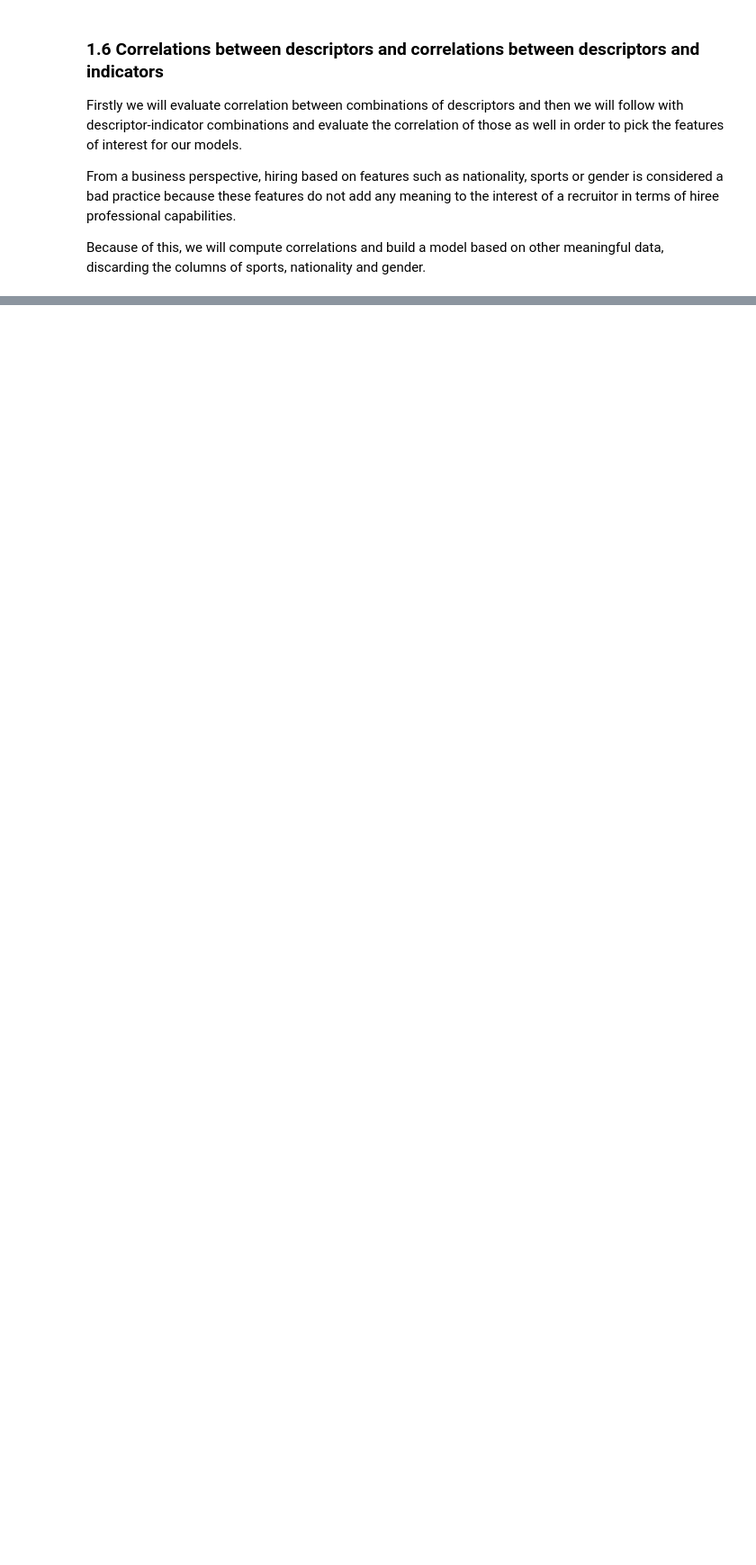
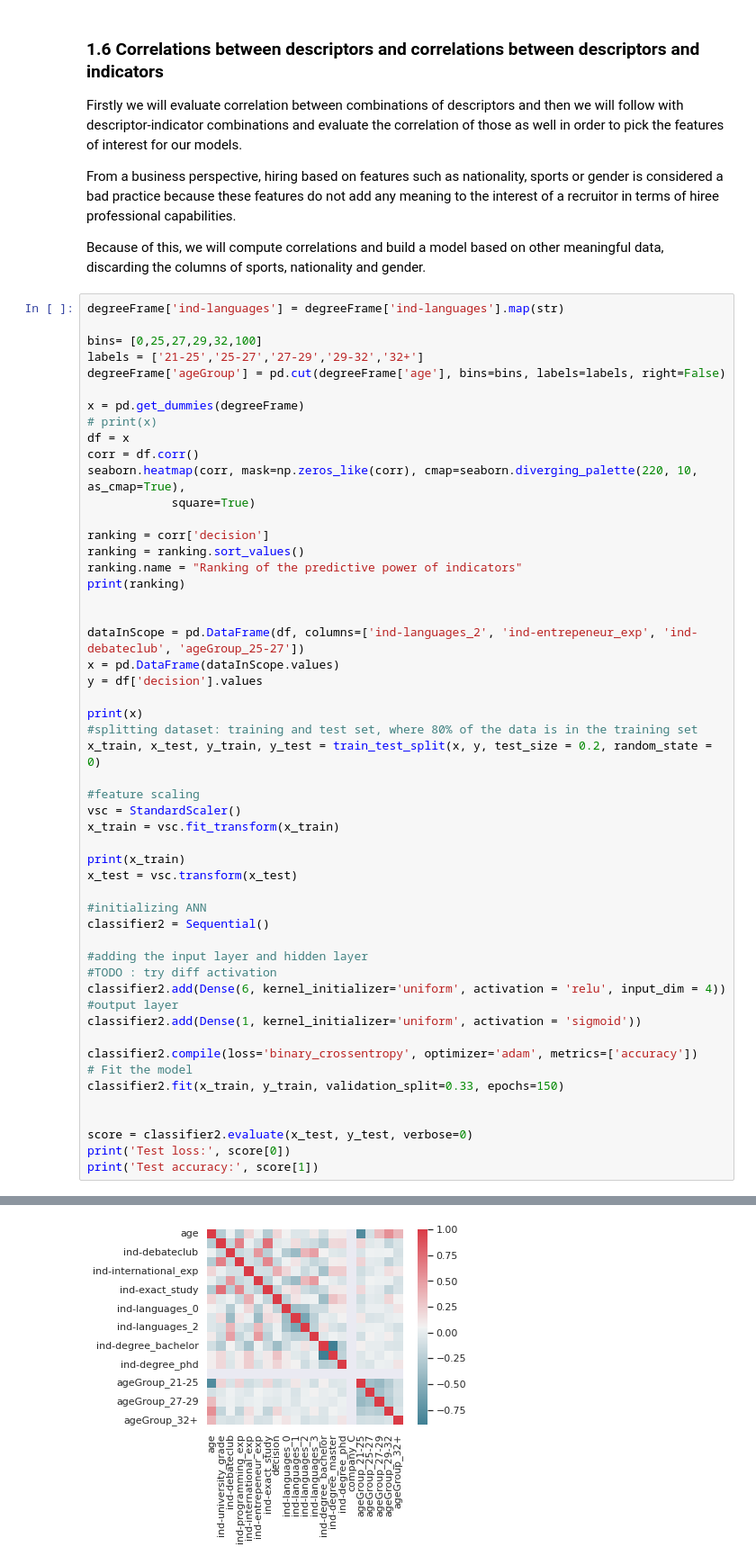
Before and after one commit to andrei-calin-dragomir/AdvisoryReportIDS, a Jupyter notebook: AdvisoryReport.ipynb, the cells around one changed output, grey strips where cells are left out. Shown at 90% size. Drawn from its saved outputs; the diff is of its cells as text; blank space fills up the shorter version.

```diff
--- a/AdvisoryReport.ipynb
+++ b/AdvisoryReport.ipynb
@@ -501,3 +597,56 @@ Firstly we will evaluate correlation between combinations of descriptors and the
 From a business perspective, hiring based on features such as nationality, sports or gender is considered a bad practice because these features do not add any meaning to the interest of a recruitor in terms of hiree professional capabilities.
 
 Because of this, we will compute correlations and build a model based on other meaningful data, discarding the columns of sports, nationality and gender.
+# %%
+degreeFrame['ind-languages'] = degreeFrame['ind-languages'].map(str)
+
+bins= [0,25,27,29,32,100]
+labels = ['21-25','25-27','27-29','29-32','32+']
+degreeFrame['ageGroup'] = pd.cut(degreeFrame['age'], bins=bins, labels=labels, right=False)
+
+x = pd.get_dummies(degreeFrame)
+# print(x)
+df = x
+corr = df.corr()
+seaborn.heatmap(corr, mask=np.zeros_like(corr), cmap=seaborn.diverging_palette(220, 10, as_cmap=True),
+            square=True)
+
+ranking = corr['decision']
+ranking = ranking.sort_values()
+ranking.name = "Ranking of the predictive power of indicators"
+print(ranking)
+
+
+dataInScope = pd.DataFrame(df, columns=['ind-languages_2', 'ind-entrepeneur_exp', 'ind-debateclub', 'ageGroup_25-27'])
+x = pd.DataFrame(dataInScope.values)
+y = df['decision'].values
+
+print(x)
+#splitting dataset: training and test set, where 80% of the data is in the training set
+x_train, x_test, y_train, y_test = train_test_split(x, y, test_size = 0.2, random_state = 0)
+
+#feature scaling
+vsc = StandardScaler()
+x_train = vsc.fit_transform(x_train)
+
+print(x_train)
+x_test = vsc.transform(x_test)
+
+#initializing ANN
+classifier2 = Sequential()
+
+#adding the input layer and hidden layer
+#TODO : try diff activation
+classifier2.add(Dense(6, kernel_initializer='uniform', activation = 'relu', input_dim = 4))
+#output layer
+classifier2.add(Dense(1, kernel_initializer='uniform', activation = 'sigmoid'))
+
+classifier2.compile(loss='binary_crossentropy', optimizer='adam', metrics=['accuracy'])
+# Fit the model
+classifier2.fit(x_train, y_train, validation_split=0.33, epochs=150)
+
+
+score = classifier2.evaluate(x_test, y_test, verbose=0)
+print('Test loss:', score[0])
+print('Test accuracy:', score[1])
+# %% [output]
@@ -503,0 +670 @@ Because of this, we will compute correlations and build a model based on other m
+[figure, added]
```
Also changed, not shown: parts of 7 cells of this notebook.
